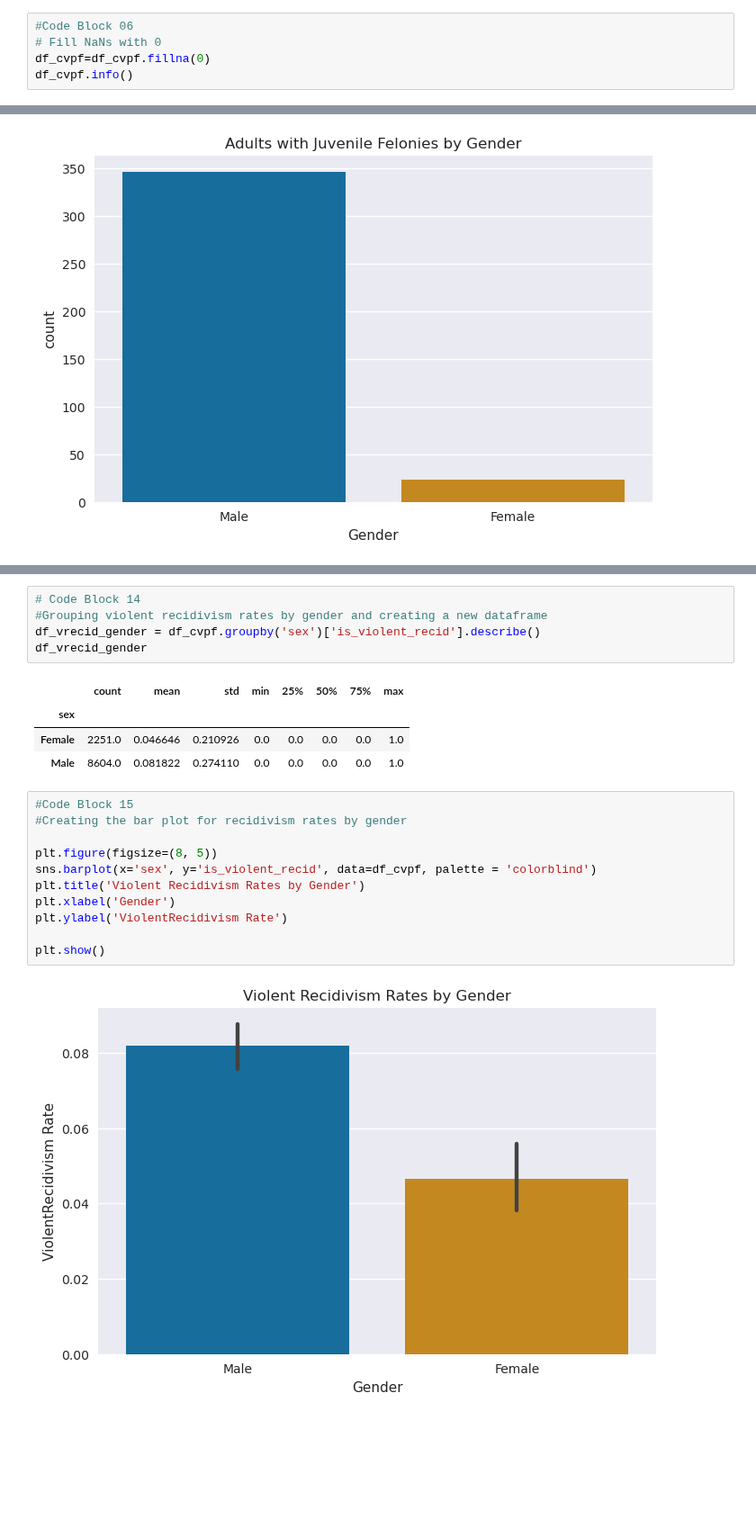
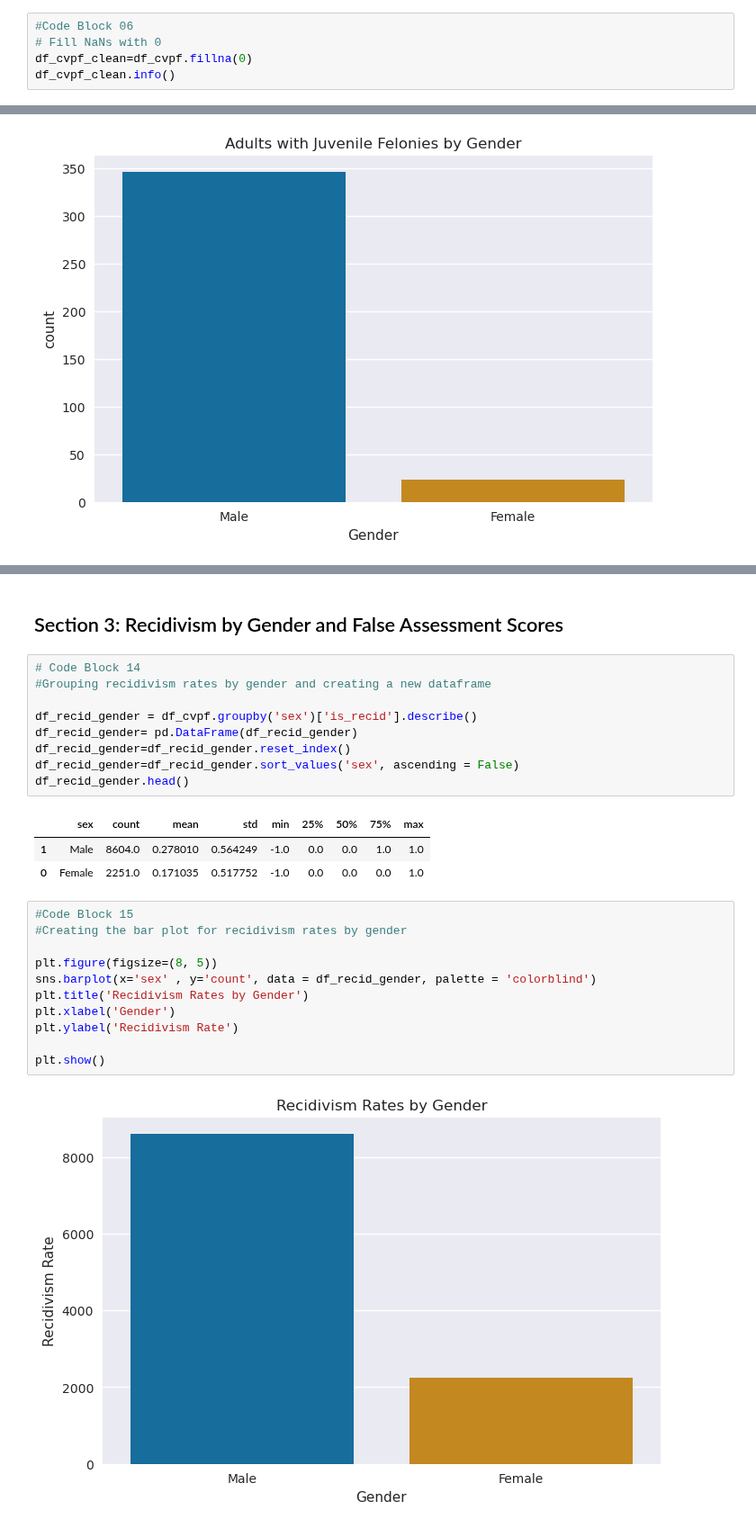
Before and after one commit to chance-roberts/DATA6550-Bias, a Jupyter notebook: Code/Noblit/ANoblit_Group6_P1.ipynb, the cells around one changed output, grey strips where cells are left out. Shown at 90% size. Cells and saved outputs as stored; diff of their text form; blank space fills up the shorter version.

Commit message:
Update ANoblit_Group6_P1.ipynb
Updates made and code cleaned up a bit

```diff
--- a/Code/Noblit/ANoblit_Group6_P1.ipynb
+++ b/Code/Noblit/ANoblit_Group6_P1.ipynb
@@ -90,8 +90,8 @@ memory usage: 3.4+ MB
 # %%
 #Code Block 06
 # Fill NaNs with 0
-df_cvpf=df_cvpf.fillna(0)
-df_cvpf.info()
+df_cvpf_clean=df_cvpf.fillna(0)
+df_cvpf_clean.info()
 # %% [output]
 <class 'pandas.core.frame.DataFrame'>
 Index: 10855 entries, 0 to 18314
@@ -230,23 +254,28 @@ plt.show()
+# %% [markdown]
+## Section 3: Recidivism by Gender and False Assessment Scores
 # %%
 # Code Block 14
-#Grouping violent recidivism rates by gender and creating a new dataframe
-df_vrecid_gender = df_cvpf.groupby('sex')['is_violent_recid'].describe()
-df_vrecid_gender
+#Grouping recidivism rates by gender and creating a new dataframe
+
+df_recid_gender = df_cvpf.groupby('sex')['is_recid'].describe()
+df_recid_gender= pd.DataFrame(df_recid_gender)
+df_recid_gender=df_recid_gender.reset_index()
+df_recid_gender=df_recid_gender.sort_values('sex', ascending = False)
+df_recid_gender.head()
 # %% [output]
-|  | count | mean | std | min | 25% | 50% | 75% | max |
-| sex |  |  |  |  |  |  |  |  |
-| Female | 2251.0 | 0.046646 | 0.210926 | 0.0 | 0.0 | 0.0 | 0.0 | 1.0 |
-| Male | 8604.0 | 0.081822 | 0.274110 | 0.0 | 0.0 | 0.0 | 0.0 | 1.0 |
+|  | sex | count | mean | std | min | 25% | 50% | 75% | max |
+| 1 | Male | 8604.0 | 0.278010 | 0.564249 | -1.0 | 0.0 | 0.0 | 1.0 | 1.0 |
+| 0 | Female | 2251.0 | 0.171035 | 0.517752 | -1.0 | 0.0 | 0.0 | 0.0 | 1.0 |
 # %%
 #Code Block 15
 #Creating the bar plot for recidivism rates by gender
 
 plt.figure(figsize=(8, 5))
-sns.barplot(x='sex', y='is_violent_recid', data=df_cvpf, palette = 'colorblind')
-plt.title('Violent Recidivism Rates by Gender')
+sns.barplot(x='sex' , y='count', data = df_recid_gender, palette = 'colorblind')
+plt.title('Recidivism Rates by Gender')
 plt.xlabel('Gender')
-plt.ylabel('ViolentRecidivism Rate')
+plt.ylabel('Recidivism Rate')
 
 plt.show()
 # %% [output]
-[figure, old version]
+[figure, new version]
```
Also changed, not shown: parts of 17 cells of this notebook.
